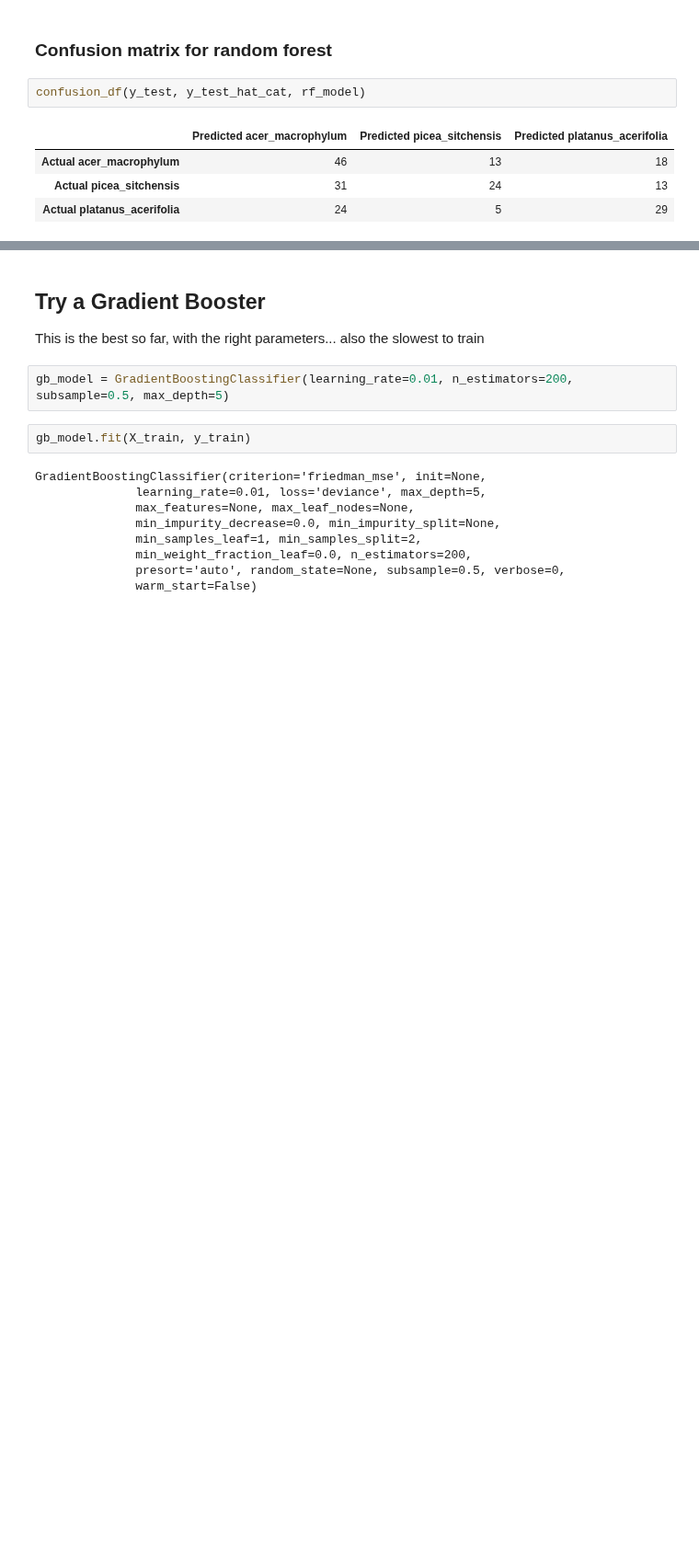
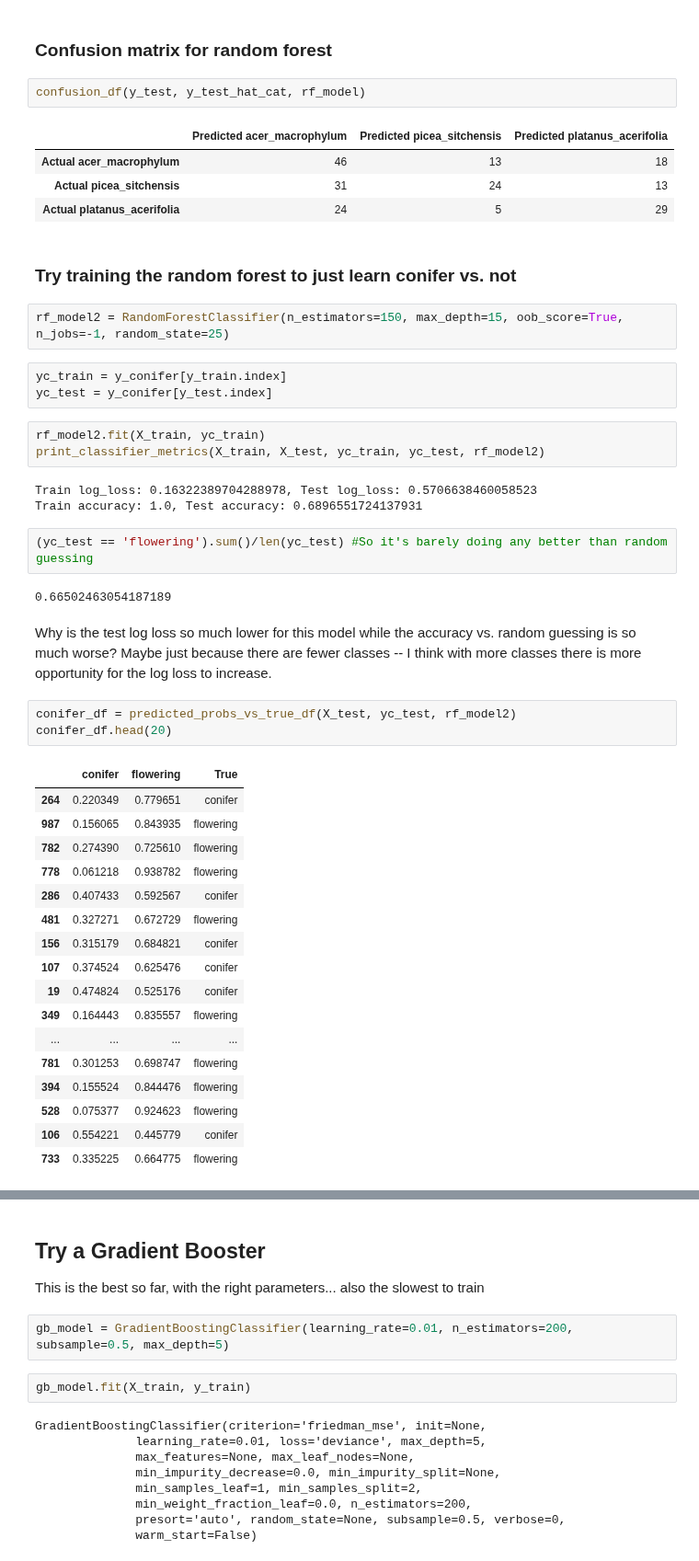
Before and after one commit to NathanielBlairStahn/tree-logic, a Jupyter notebook: build_a_model.ipynb, the cells around one changed output, grey strips where cells are left out. Shown at 92% size. Saved outputs shown, nothing was run; the diff lists cells and outputs as text; blank space fills up the shorter version.

```diff
--- a/build_a_model.ipynb
+++ b/build_a_model.ipynb
@@ -337,3 +406,43 @@ confusion_df(y_test, y_test_hat_cat, rf_model)
 | Actual acer_macrophylum | 46 | 13 | 18 |
 | Actual picea_sitchensis | 31 | 24 | 13 |
 | Actual platanus_acerifolia | 24 | 5 | 29 |
+# %% [markdown]
+### Try training the random forest to just learn conifer vs. not
+# %%
+rf_model2 = RandomForestClassifier(n_estimators=150, max_depth=15, oob_score=True, n_jobs=-1, random_state=25)
+# %%
+yc_train = y_conifer[y_train.index]
+yc_test = y_conifer[y_test.index]
+# %%
+rf_model2.fit(X_train, yc_train)
+print_classifier_metrics(X_train, X_test, yc_train, yc_test, rf_model2)
+# %% [output]
+Train log_loss: 0.16322389704288978, Test log_loss: 0.5706638460058523
+Train accuracy: 1.0, Test accuracy: 0.6896551724137931
+# %%
+(yc_test == 'flowering').sum()/len(yc_test) #So it's barely doing any better than random guessing
+# %% [output]
+0.66502463054187189
+# %% [markdown]
+Why is the test log loss so much lower for this model while the accuracy vs. random guessing is so much worse? Maybe just because there are fewer classes -- I think with more classes there is more opportunity for the log loss to increase.
+# %%
+conifer_df = predicted_probs_vs_true_df(X_test, yc_test, rf_model2)
+conifer_df.head(20)
+# %% [output]
+|  | conifer | flowering | True |
+| 264 | 0.220349 | 0.779651 | conifer |
+| 987 | 0.156065 | 0.843935 | flowering |
+| 782 | 0.274390 | 0.725610 | flowering |
+| 778 | 0.061218 | 0.938782 | flowering |
+| 286 | 0.407433 | 0.592567 | conifer |
+| 481 | 0.327271 | 0.672729 | flowering |
+| 156 | 0.315179 | 0.684821 | conifer |
+| 107 | 0.374524 | 0.625476 | conifer |
+| 19 | 0.474824 | 0.525176 | conifer |
+| 349 | 0.164443 | 0.835557 | flowering |
+| ... | ... | ... | ... |
+| 781 | 0.301253 | 0.698747 | flowering |
+| 394 | 0.155524 | 0.844476 | flowering |
+| 528 | 0.075377 | 0.924623 | flowering |
+| 106 | 0.554221 | 0.445779 | conifer |
+| 733 | 0.335225 | 0.664775 | flowering |
```
Also changed, not shown: parts of 25 cells of this notebook, 3 other files.
